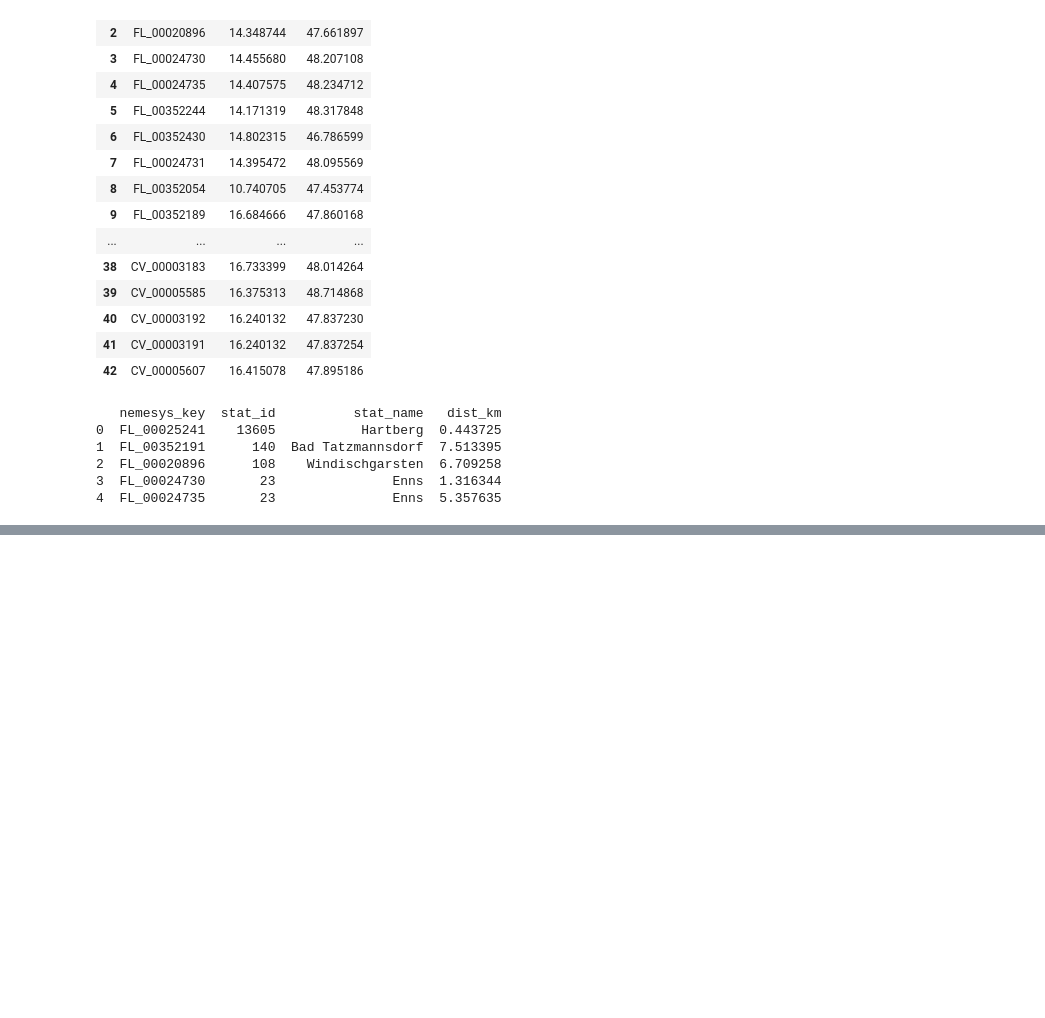
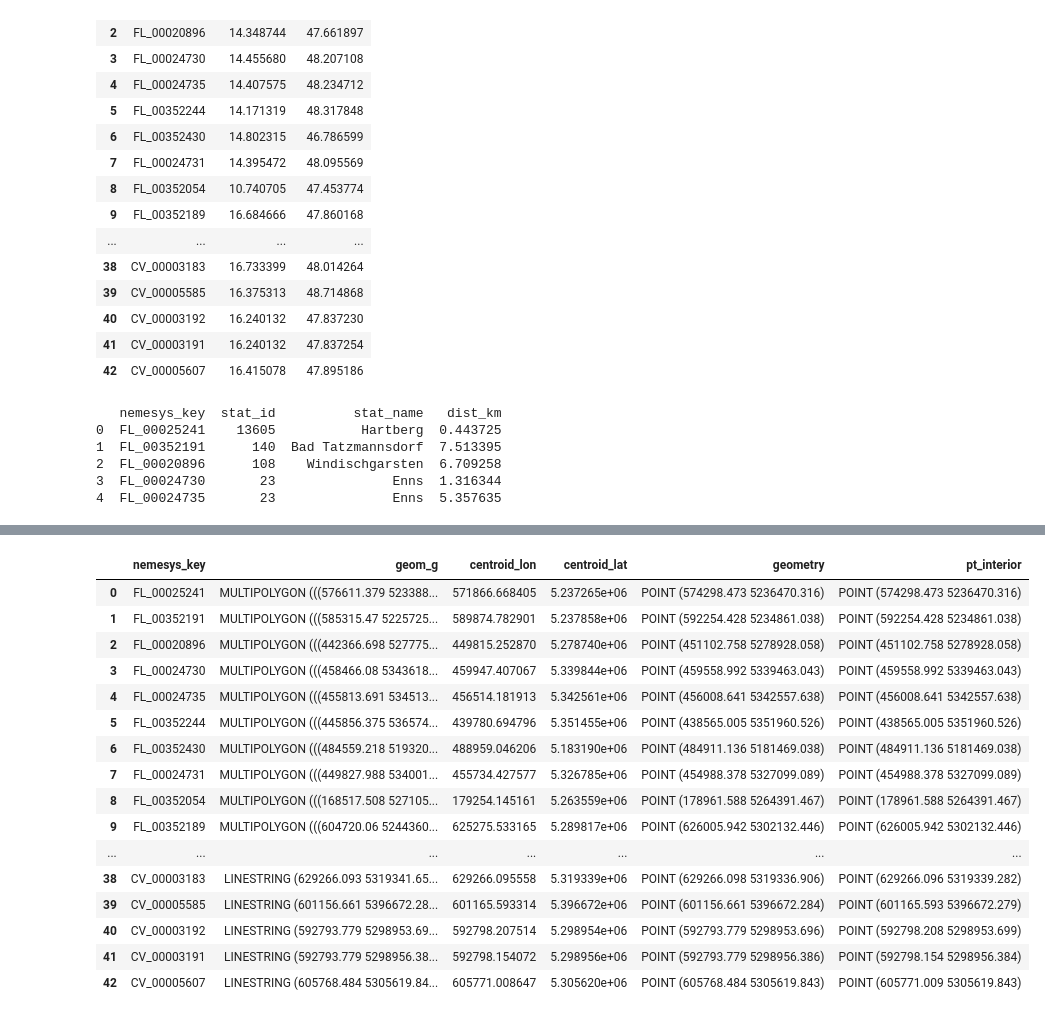
Before and after one commit to johannesgl4d0s/ersatzwerte_project, a Jupyter notebook: notebooks/03_get_nearest_station.ipynb, the cells around one changed output, grey strips where cells are left out. Cells and saved outputs as stored; diff of their text form; code cells hidden in the pictures; blank space fills up the shorter version.

```diff
--- a/notebooks/03_get_nearest_station.ipynb
+++ b/notebooks/03_get_nearest_station.ipynb
@@ -91,11 +47,0 @@ joined
-# %%
-# 1. Prüfe, welches CRS deine Centroid-Points aktuell haben:
-print(df_mapping.crs)
-
-# 2. Schau dir die X- und Y-Werte mal numerisch an:
-print(df_mapping.geometry.x.describe())
-print(df_mapping.geometry.y.describe())
-
-# 3. Wenn df_mapping.crs nicht 'EPSG:4326' ist,
-#    setze es (falls deine lon/lat-Spalten wirklich in Grad sind):
-df_mapping = df_mapping.set_crs("EPSG:4326", allow_override=True)
@@ -222,3 +47,0 @@ Y-Werte (sollten etwa 47…49 sein): 5157201.42221358 5396672.28395662
-# %%
-df_mapping = df_mapping.set_crs("EPSG:31287", allow_override=True)
-print("Neues CRS:", df_mapping.crs)
@@ -260,5 +47,0 @@ array([501])
-# %%
-# df_mapping liegt aktuell in EPSG:31287, also erst richtig setzen …
-df_mapping = df_mapping.set_crs("EPSG:31287", allow_override=True)
-# … und dann nach EPSG:4326 transformieren
-df_wgs = df_mapping.to_crs(epsg=4326)
@@ -288,21 +47,0 @@ df_wgs[["centroid_lon", "centroid_lat"]]
-# %%
-import geopandas as gpd
-from shapely.geometry import Point, LineString, MultiLineString, Polygon, MultiPolygon
-
-def interior_point(g):
-    t = g.geom_type
-    if t in ("Polygon", "MultiPolygon"):
-        # garantiert innen
-        return g.representative_point()
-    elif t in ("LineString", "MultiLineString"):
-        # ein mittlerer Punkt auf der Linie
-        return g.interpolate(0.5, normalized=True)
-    elif t == "Point":
-        # bleibt Point
-        return g
-    else:
-        # Fallback: konservativ den Centroid nehmen
-        return g.centroid
-
-# 1. Interior-Points berechnen
-df_mapping["pt_interior"] = df_mapping["geom_g"].apply(interior_point)
@@ -455,0 +285,20 @@ array([13605,   140,   108,    23,  3266,    90,  5111,    76,  7707,
+# %%
+df_mapping
+# %% [output]
+|  | nemesys_key | geom_g | centroid_lon | centroid_lat | geometry | pt_interior |
+| 0 | FL_00025241 | MULTIPOLYGON (((576611.379 523388... | 571866.668405 | 5.237265e+06 | POINT (574298.473 5236470.316) | POINT (574298.473 5236470.316) |
+| 1 | FL_00352191 | MULTIPOLYGON (((585315.47 5225725... | 589874.782901 | 5.237858e+06 | POINT (592254.428 5234861.038) | POINT (592254.428 5234861.038) |
+| 2 | FL_00020896 | MULTIPOLYGON (((442366.698 527775... | 449815.252870 | 5.278740e+06 | POINT (451102.758 5278928.058) | POINT (451102.758 5278928.058) |
+| 3 | FL_00024730 | MULTIPOLYGON (((458466.08 5343618... | 459947.407067 | 5.339844e+06 | POINT (459558.992 5339463.043) | POINT (459558.992 5339463.043) |
+| 4 | FL_00024735 | MULTIPOLYGON (((455813.691 534513... | 456514.181913 | 5.342561e+06 | POINT (456008.641 5342557.638) | POINT (456008.641 5342557.638) |
+| 5 | FL_00352244 | MULTIPOLYGON (((445856.375 536574... | 439780.694796 | 5.351455e+06 | POINT (438565.005 5351960.526) | POINT (438565.005 5351960.526) |
+| 6 | FL_00352430 | MULTIPOLYGON (((484559.218 519320... | 488959.046206 | 5.183190e+06 | POINT (484911.136 5181469.038) | POINT (484911.136 5181469.038) |
+| 7 | FL_00024731 | MULTIPOLYGON (((449827.988 534001... | 455734.427577 | 5.326785e+06 | POINT (454988.378 5327099.089) | POINT (454988.378 5327099.089) |
+| 8 | FL_00352054 | MULTIPOLYGON (((168517.508 527105... | 179254.145161 | 5.263559e+06 | POINT (178961.588 5264391.467) | POINT (178961.588 5264391.467) |
+| 9 | FL_00352189 | MULTIPOLYGON (((604720.06 5244360... | 625275.533165 | 5.289817e+06 | POINT (626005.942 5302132.446) | POINT (626005.942 5302132.446) |
+| ... | ... | ... | ... | ... | ... | ... |
+| 38 | CV_00003183 | LINESTRING (629266.093 5319341.65... | 629266.095558 | 5.319339e+06 | POINT (629266.098 5319336.906) | POINT (629266.096 5319339.282) |
+| 39 | CV_00005585 | LINESTRING (601156.661 5396672.28... | 601165.593314 | 5.396672e+06 | POINT (601156.661 5396672.284) | POINT (601165.593 5396672.279) |
+| 40 | CV_00003192 | LINESTRING (592793.779 5298953.69... | 592798.207514 | 5.298954e+06 | POINT (592793.779 5298953.696) | POINT (592798.208 5298953.699) |
+| 41 | CV_00003191 | LINESTRING (592793.779 5298956.38... | 592798.154072 | 5.298956e+06 | POINT (592793.779 5298956.386) | POINT (592798.154 5298956.384) |
+| 42 | CV_00005607 | LINESTRING (605768.484 5305619.84... | 605771.008647 | 5.305620e+06 | POINT (605768.484 5305619.843) | POINT (605771.009 5305619.843) |
```
Also changed, not shown: parts of 19 cells of this notebook, 1 other file.
